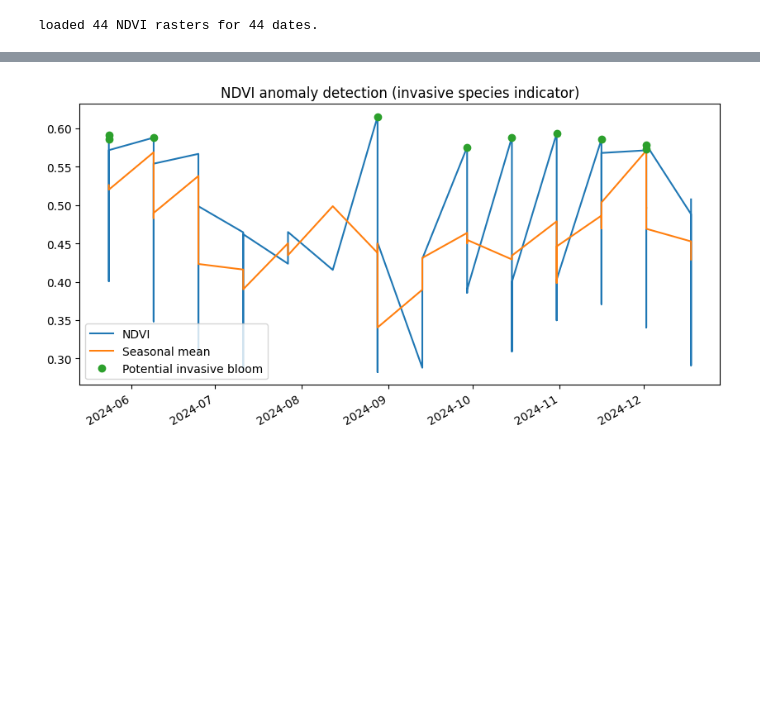
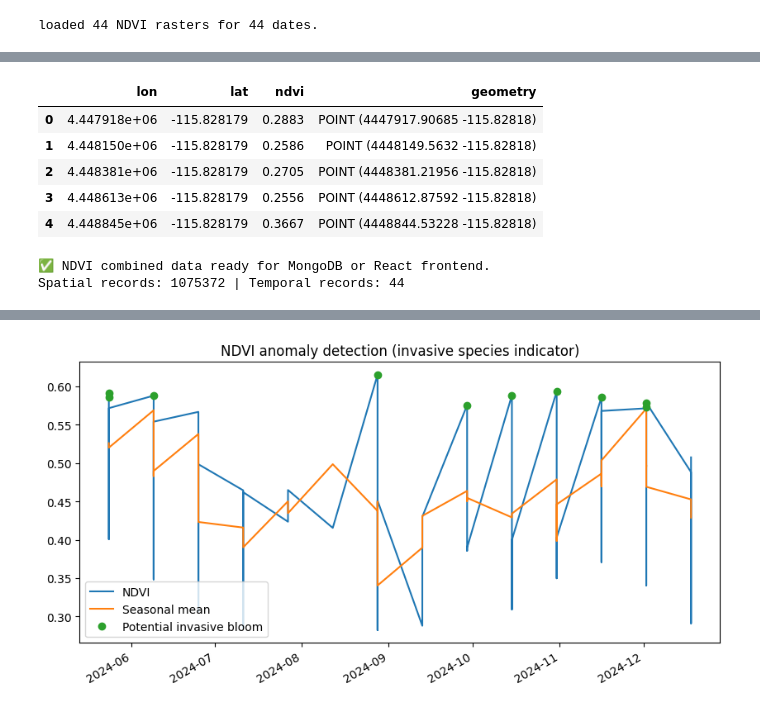
Before and after one commit to fco1000/my_earth_access, a Jupyter notebook: first.ipynb, the cells around one changed output, grey strips where cells are left out. Saved outputs shown, nothing was run; the diff lists cells and outputs as text; code cells hidden in the pictures; blank space fills up the shorter version.

```diff
--- a/first.ipynb
+++ b/first.ipynb
@@ -75,0 +90,63 @@ print("Anomalies: ", anomalies)
+# %%
+coords_list = []
+
+with rasterio.open(files[-1]) as src:
+    ndvi = src.read(1).astype(float)
+    ndvi = ndvi * 0.0001
+    ndvi[(ndvi < -0.2) | (ndvi > 1.0)] = np.nan  # mask invalids
+
+    # Get affine transform and grid dimensions
+    transform = src.transform
+    rows, cols = np.where(~np.isnan(ndvi))
+
+    for r, c in zip(rows, cols):
+        lon, lat = rasterio.transform.xy(transform, r, c)
+        coords_list.append({
+            "lon": lon,
+            "lat": lat,
+            "ndvi": float(ndvi[r, c])
+        })
+
+# Convert to GeoDataFrame
+gdf = gp.GeoDataFrame(coords_list, geometry=gp.points_from_xy(
+    [d["lon"] for d in coords_list],
+    [d["lat"] for d in coords_list]
+), crs="EPSG:4326")
+
+gdf.head()
+# %% [output]
+|  | lon | lat | ndvi | geometry |
+| 0 | 4.447918e+06 | -115.828179 | 0.2883 | POINT (4447917.90685 -115.82818) |
+| 1 | 4.448150e+06 | -115.828179 | 0.2586 | POINT (4448149.5632 -115.82818) |
+| 2 | 4.448381e+06 | -115.828179 | 0.2705 | POINT (4448381.21956 -115.82818) |
+| 3 | 4.448613e+06 | -115.828179 | 0.2556 | POINT (4448612.87592 -115.82818) |
+| 4 | 4.448845e+06 | -115.828179 | 0.3667 | POINT (4448844.53228 -115.82818) |
+# %%
+# Prepare output for MongoDB (spatial NDVI data)
+heatmap_json = [
+    {"lat": row.lat, "lon": row.lon, "ndvi": row.ndvi}
+    for _, row in gdf.iterrows()
+]
+
+# Compute NDVI mean for each file and attach date (temporal NDVI summary)
+ndvi_df = pd.DataFrame({
+    "date": dates,
+    "mean_ndvi": ndvi_means
+})
+
+# Combine both datasets into one exportable structure
+export_data = {
+    "spatial_data": heatmap_json,
+    "temporal_summary": ndvi_df.to_dict(orient="records")
+}
+
+# Save everything as one JSON file for inspection or MongoDB upload
+import json
+with open("ndvi_combined.json", "w") as f:
+    json.dump(export_data, f, indent=2, default=str)
+
+print("✅ NDVI combined data ready for MongoDB or React frontend.")
+print(f"Spatial records: {len(heatmap_json)} | Temporal records: {len(ndvi_df)}")
+# %% [output]
+✅ NDVI combined data ready for MongoDB or React frontend.
+Spatial records: 1075372 | Temporal records: 44
```
Also changed, not shown: parts of 15 cells of this notebook, 2 other files.
